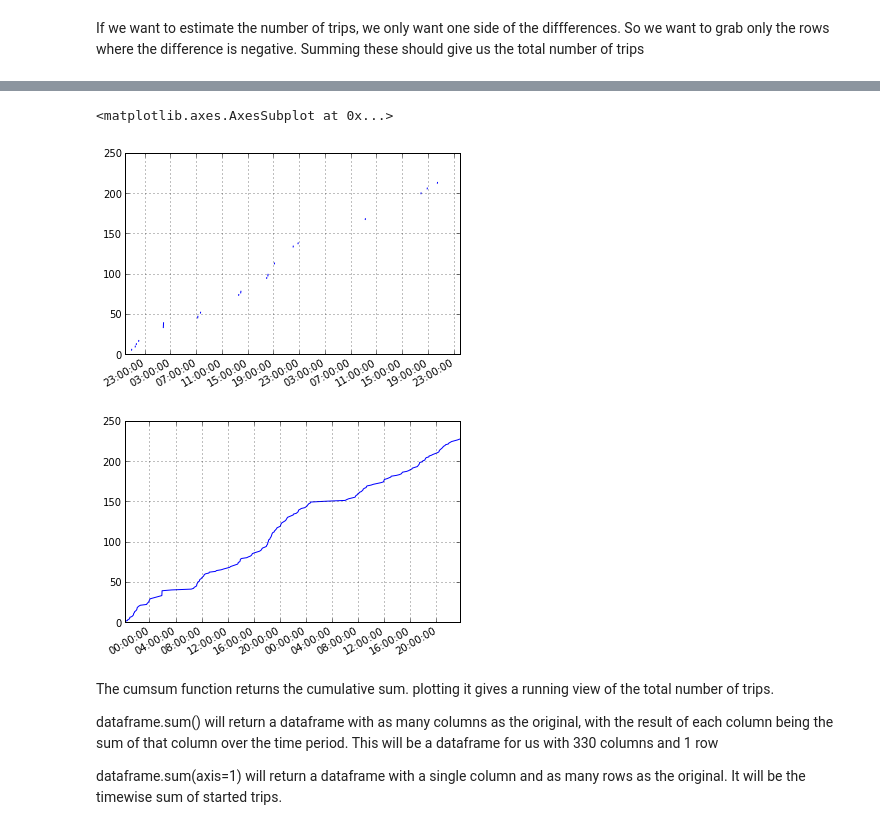
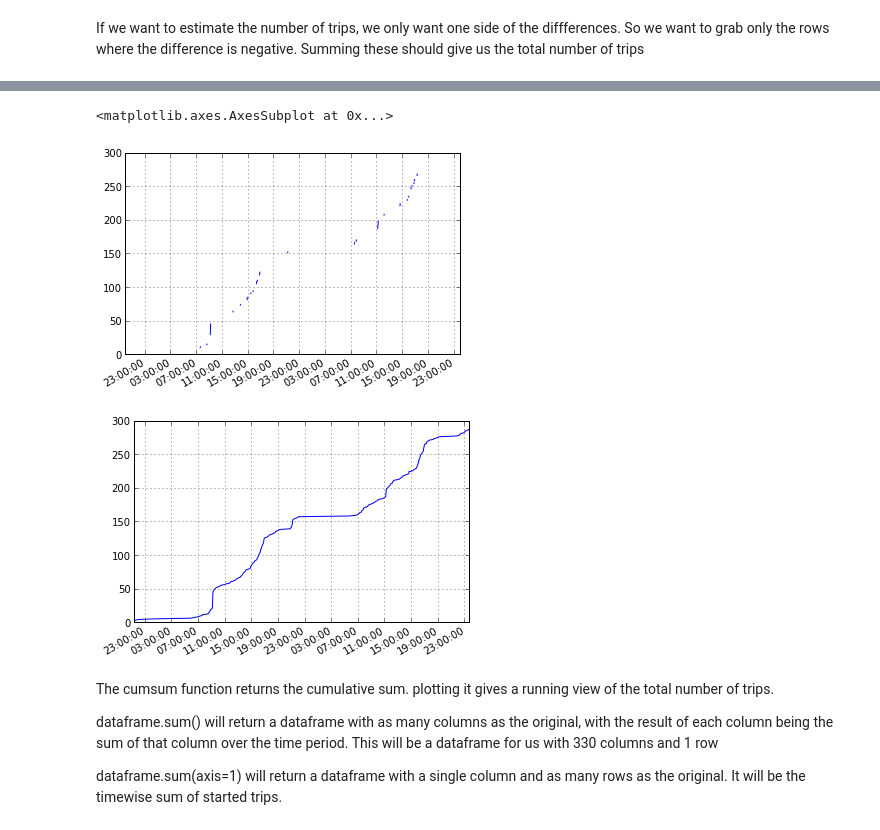
Before and after one commit to paddymul/pydata_citibike, a Jupyter notebook: PyData-Citibike.ipynb, the cells around one changed output, grey strips where cells are left out. Drawn from its saved outputs; the diff is of its cells as text; code cells hidden in the pictures.

```diff
--- a/PyData-Citibike.ipynb
+++ b/PyData-Citibike.ipynb
@@ -162,0 +140,4 @@ Name: 369, Length: 2947, dtype: int64
+# %%
+diff_df = early_october_full.diff()
+
+print diff_df[D1:D2][PARK_47th].head()
@@ -165,27 +161,28 @@ If we want to estimate the number of trips, we only want one side of the difffer
 # %%
 trip_starts = diff_df[diff_df > 0]
 #don't do this, you are poluting the global namespace with new variables,
 # I frequently do it, but regret it.  Having all these vraiable names strewn about
 # makes autocomplete more difficult to use
-W6 = diff_df[WASHINGTON_6thAve]
-Wtrip_starts = W6[W6 > 0]
+#P47_diff = diff_df[PARK_47th]
+#P47_starts = P47_diff[P47_diff > 0]
+
 #instead write a function like this
 def station_trip_starts(station_id):
     station_ts = diff_df[station_id]
     station_starts = station_ts[station_ts > 0]
     return station_starts
-trip_starts[WASHINGTON_6thAve][D1:D2].cumsum().plot()
+trip_starts[PARK_47th][D1:D2].cumsum().plot()
 #refine this plot
 # it wouldn't have a lot of nulls if it was a plot of only that station
 # where diff_df > 0, instead it includes any time period where other stations
 # may have had a trip start
 plt.figure()
-station_trip_starts(WASHINGTON_6thAve)[D1:D2].cumsum().plot()
+station_trip_starts(PARK_47th)[D1:D2].cumsum().plot()
 #notice how the second plot is smooth?
 # %% [output]
 <matplotlib.axes.AxesSubplot at 0x...>
-[figure, old version]
+[figure, new version]
-[figure, old version]
+[figure, new version]
 # %% [markdown]
 The cumsum function returns the cumulative sum. plotting it gives a running view of the total number of trips.
 
```
Also changed, not shown: parts of 34 cells of this notebook, 1 other file.
